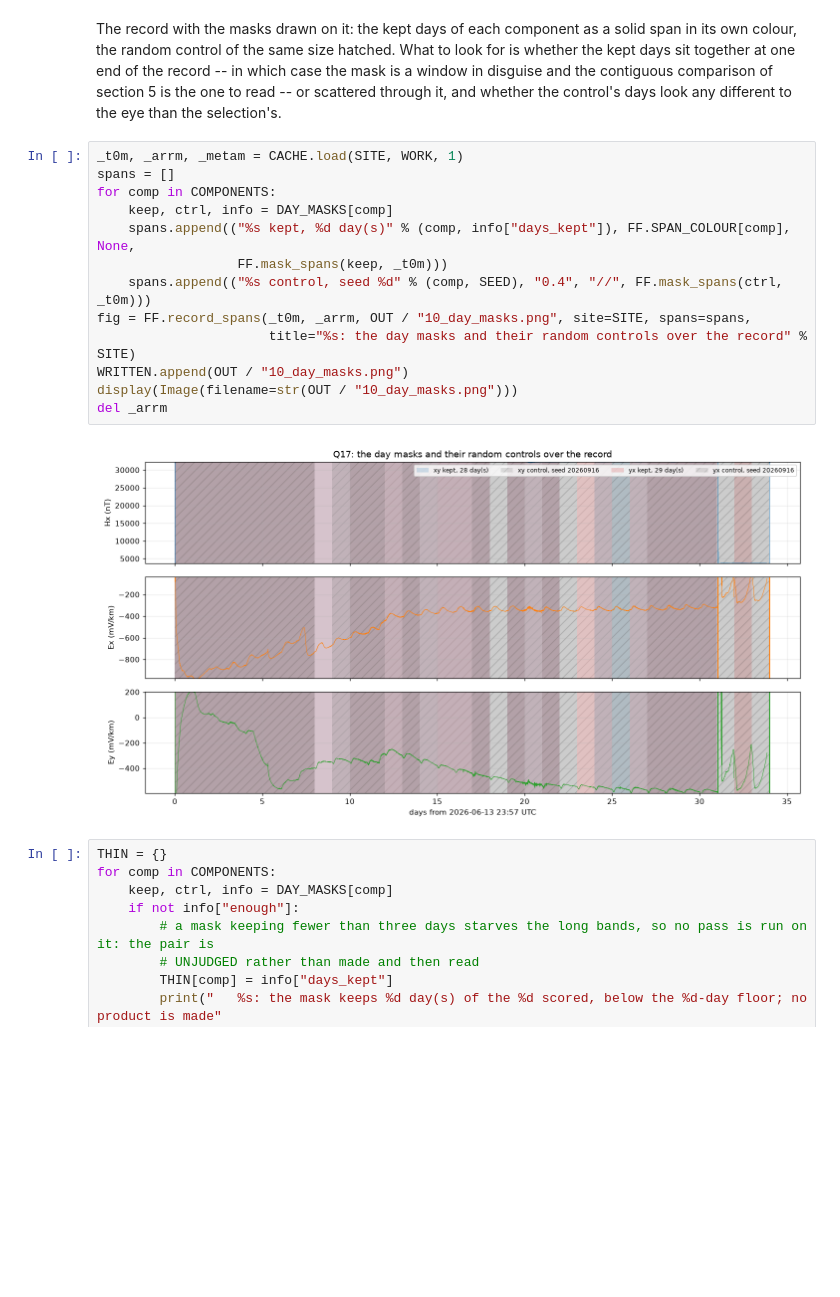
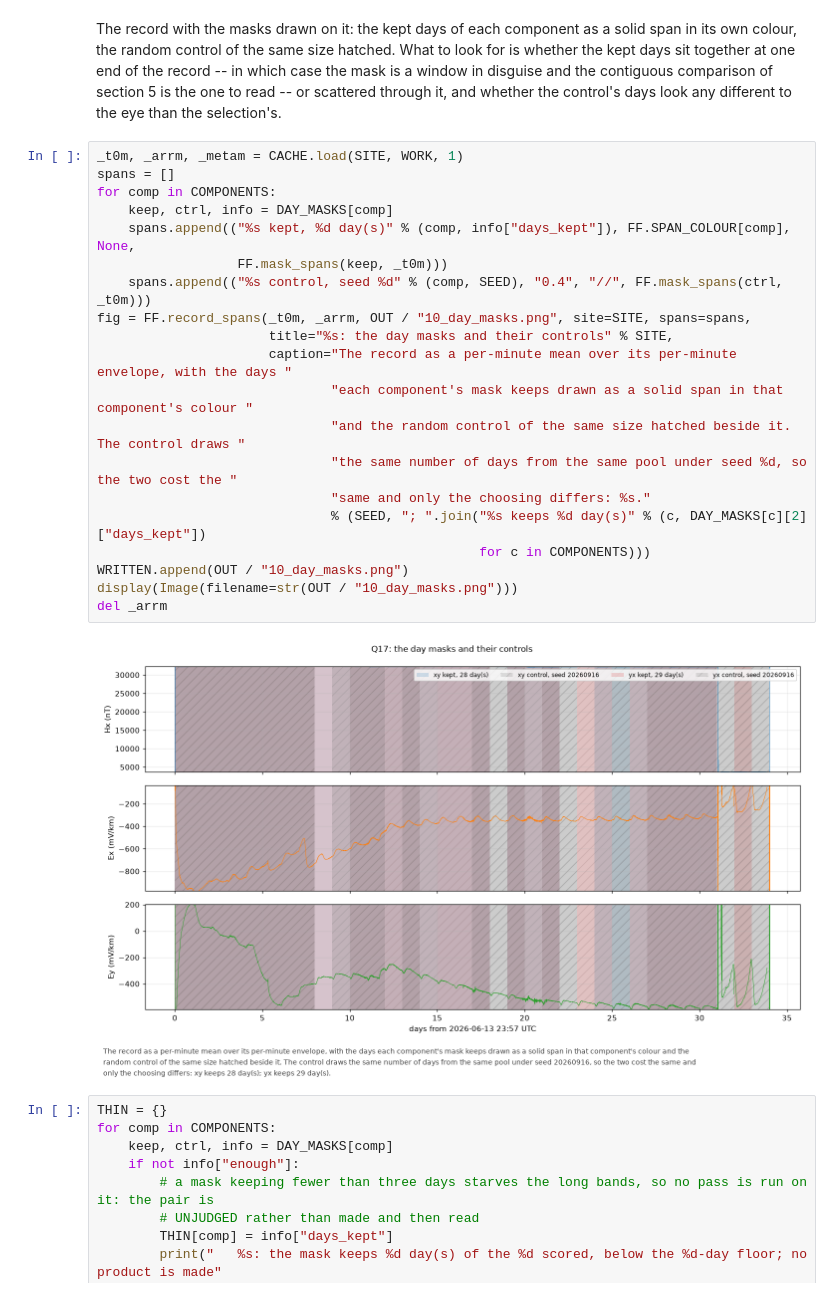
Before and after one commit to bvkay/AusLAMP-Processing-2026, a Jupyter notebook: workbooks/examples/queensland_phase3/05_site.ipynb, the cells around one changed output. Cells and saved outputs as stored; diff of their text form; blank space fills up the shorter version.

```diff
--- a/workbooks/examples/queensland_phase3/05_site.ipynb
+++ b/workbooks/examples/queensland_phase3/05_site.ipynb
@@ -578,18 +568,25 @@ the eye than the selection's.
 # %%
 _t0m, _arrm, _metam = CACHE.load(SITE, WORK, 1)
 spans = []
 for comp in COMPONENTS:
     keep, ctrl, info = DAY_MASKS[comp]
     spans.append(("%s kept, %d day(s)" % (comp, info["days_kept"]), FF.SPAN_COLOUR[comp], None,
                   FF.mask_spans(keep, _t0m)))
     spans.append(("%s control, seed %d" % (comp, SEED), "0.4", "//", FF.mask_spans(ctrl, _t0m)))
 fig = FF.record_spans(_t0m, _arrm, OUT / "10_day_masks.png", site=SITE, spans=spans,
-                      title="%s: the day masks and their random controls over the record" % SITE)
+                      title="%s: the day masks and their controls" % SITE,
+                      caption="The record as a per-minute mean over its per-minute envelope, with the days "
+                              "each component's mask keeps drawn as a solid span in that component's colour "
+                              "and the random control of the same size hatched beside it. The control draws "
+                              "the same number of days from the same pool under seed %d, so the two cost the "
+                              "same and only the choosing differs: %s."
+                              % (SEED, "; ".join("%s keeps %d day(s)" % (c, DAY_MASKS[c][2]["days_kept"])
+                                                 for c in COMPONENTS)))
 WRITTEN.append(OUT / "10_day_masks.png")
 display(Image(filename=str(OUT / "10_day_masks.png")))
 del _arrm
 # %% [output]
-[figure, old version]
+[figure, new version]
 # %%
 THIN = {}
 for comp in COMPONENTS:
```
Also changed, not shown: parts of 44 cells of this notebook, 11 other files.
